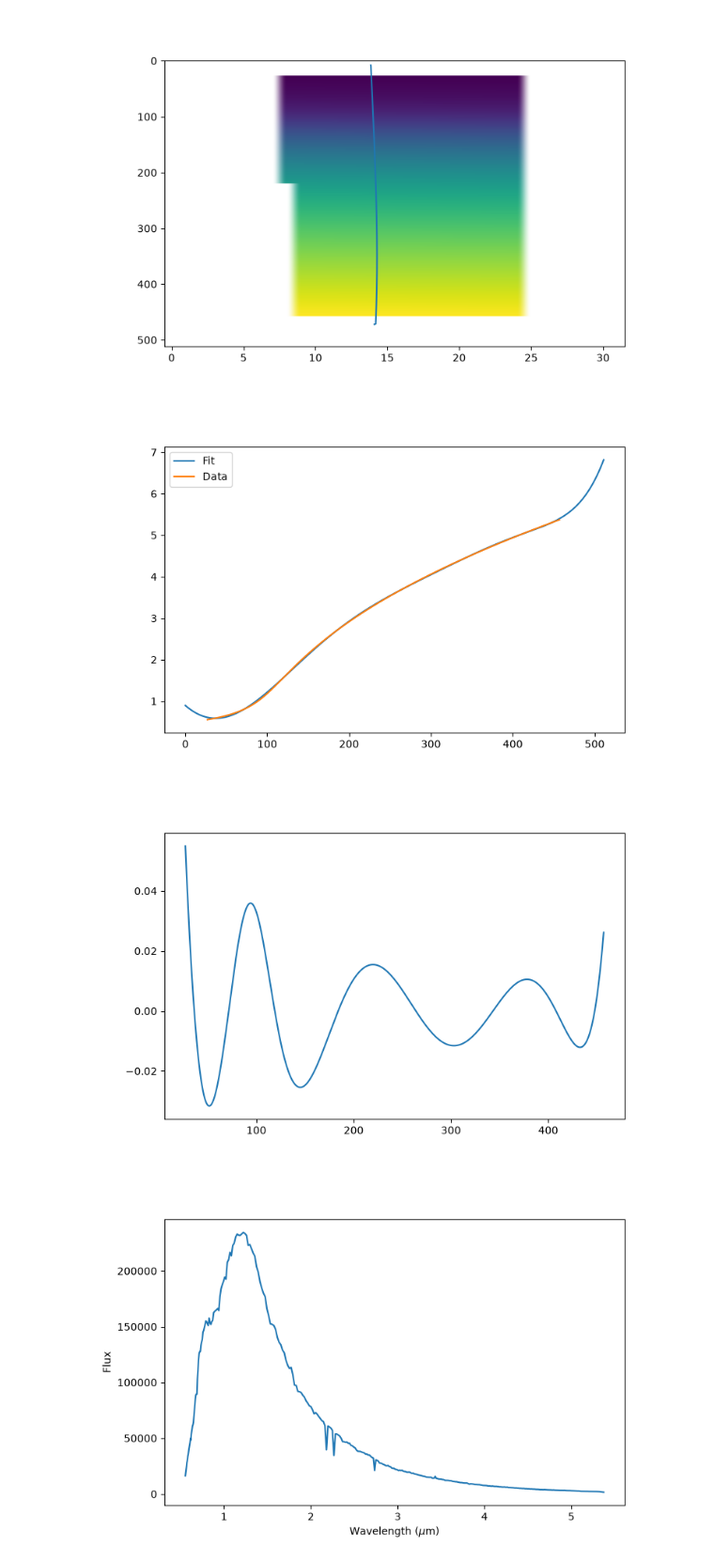
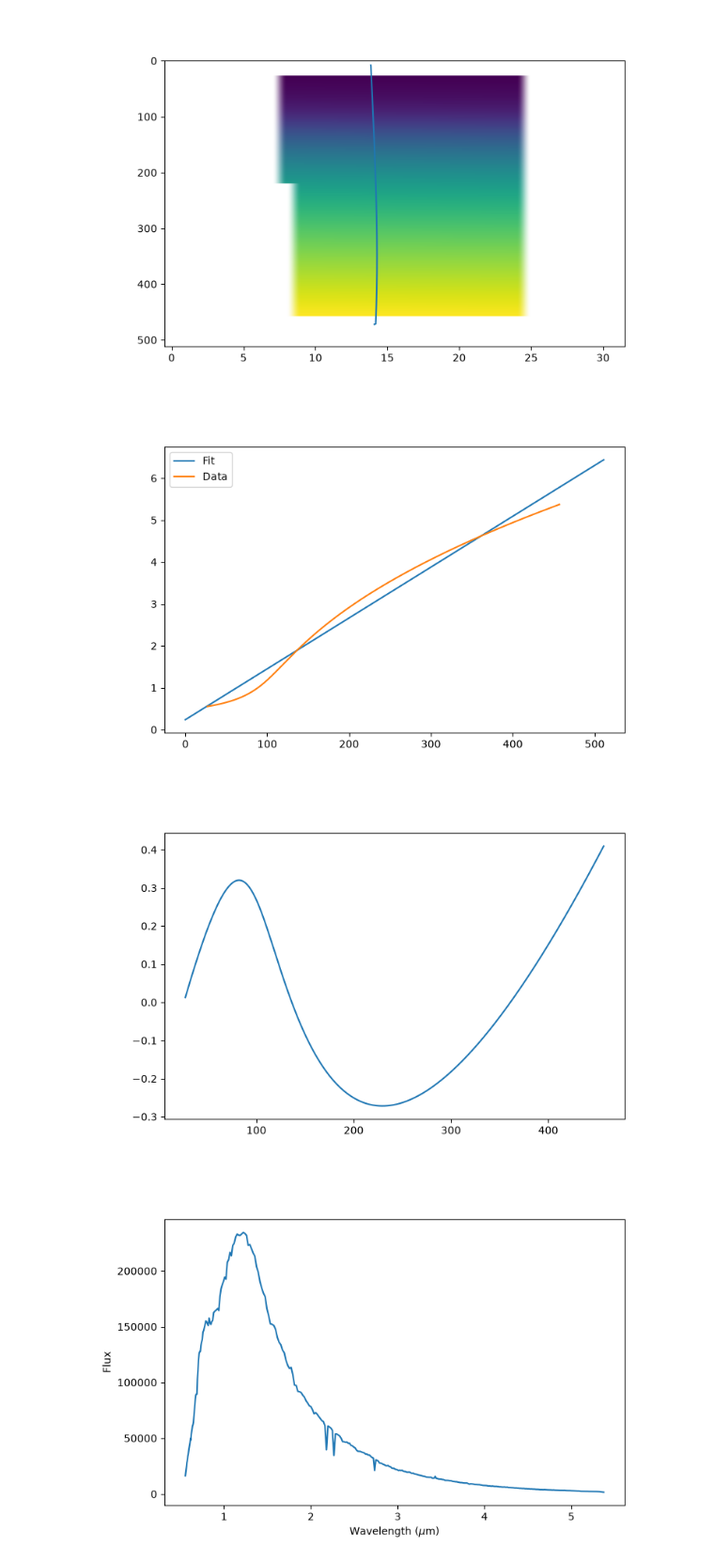
Before and after one commit to J-Ulik/Tiberius, a Jupyter notebook: src/reduction_utils/JWST_utils/reduction_notebooks/3_wavelength_calibration.ipynb, the cells around one changed output. Shown at 94% size. Cells and saved outputs as stored; diff of their text form; code cells hidden in the pictures.

```diff
--- a/src/reduction_utils/JWST_utils/reduction_notebooks/3_wavelength_calibration.ipynb
+++ b/src/reduction_utils/JWST_utils/reduction_notebooks/3_wavelength_calibration.ipynb
@@ -138,24 +138,24 @@ for i in range(len(rotated_wvl_array)):
 # %%
 # Data in wavelength direction does not look linear at all!
 ex_data = rotated_wvl_array[:,15]
 valid = np.where(~np.isnan(ex_data))[0]
 xs = np.array(range(len(ex_data)))
 
 plt.figure()
-fit = np.poly1d(np.polyfit(valid,ex_data[valid],7))
+fit = np.poly1d(np.polyfit(valid,ex_data[valid],1))
 plt.plot(xs, fit(xs), label='Fit')
 plt.plot(valid ,ex_data[valid], label='Data')
 
 plt.legend()
 plt.show()
 
 plt.figure()
 plt.plot(xs, fit(xs)-ex_data)
 
 plt.show()
 # %% [output]
-[figure, old version]
+[figure, new version]
-[figure, old version]
+[figure, new version]
 # %%
 wvl_solution = []
 
```
Also changed, not shown: 2 other files.
